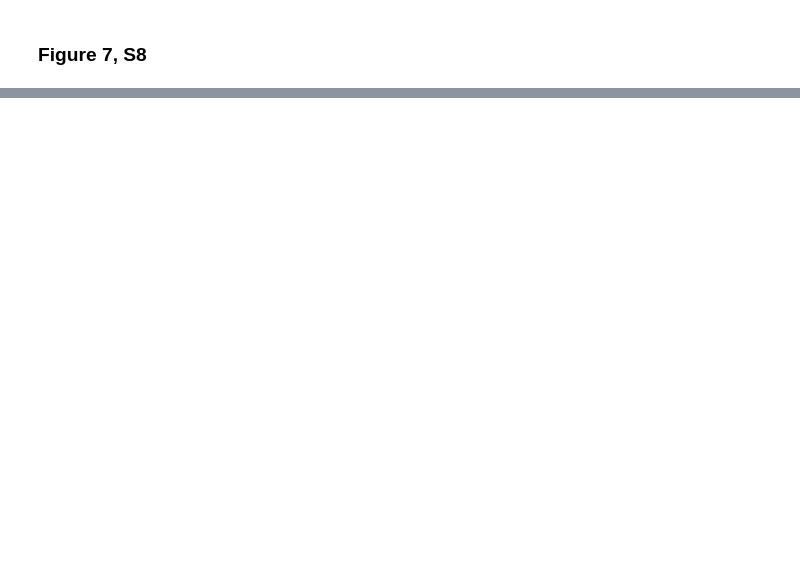
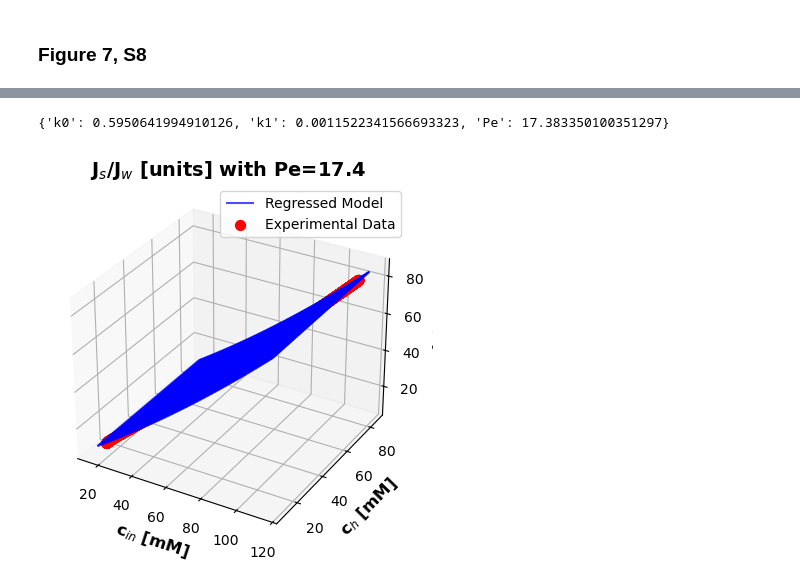
Before and after one commit to dowlinglab/dynamic-diafiltration-pyomo, a Jupyter notebook: DATA2_visualization.ipynb, the cells around one changed output, grey strips where cells are left out. Saved outputs shown, nothing was run; the diff lists cells and outputs as text; code cells hidden in the pictures; blank space fills up the shorter version.

```diff
--- a/DATA2_visualization.ipynb
+++ b/DATA2_visualization.ipynb
@@ -249,0 +279,20 @@ def model_convection(sim_data):
+# %%
+def model_predictions(c_in, c_h, k0, k1, Pe):
+    ''' Calculate Js/Jw using the model
+
+    Arguments:
+        c_in: Concentration in the feed side (scalar, vector, or matrix), units: mM
+        c_h: Concentration in the permeate side (scalar, vector, or matrix), units: mM
+        k0: Partitioning coefficient at zero concentration, units: dimensionless
+        k1: Partitioning coefficient at infinite dilution, units: 1/mM
+        Pe: Peclet number, units: dimensionless
+    '''
+
+    # Compute parition coefficients
+    Kf = k1 * c_in + k0
+    Kp = k1 * c_h + k0
+
+    # Compute Js/Jw
+    Js_Jw = (c_in * Kf * np.exp(Pe) - Kp * c_h) / (np.exp(Pe) - 1)
+
+    return Js_Jw
@@ -258,3 +367,3 @@ no_startup.head()
 # %%
-model=model_convection(no_startup)
+model, theta_fit =model_convection(no_startup, Pe_fixed_value=None)
 # model = model_convection(sim_data)
@@ -261,3 +388,8 @@ model=model_convection(no_startup)
 # %%
-theta_fit = {"k0": model.k0.value,"k1": model.k1.value, "expPe": model.expPe.value}
 print(theta_fit)
+# %% [output]
+{'k0': 0.5950641994910126, 'k1': 0.0011522341566693323, 'Pe': 17.383350100351297}
+# %%
+plot_model_predictions(no_startup, theta_fit["k0"], theta_fit["k1"], theta_fit["Pe"])
+# %% [output]
+[figure, added]
```
Also changed, not shown: parts of 23 cells of this notebook, 2 other files.
